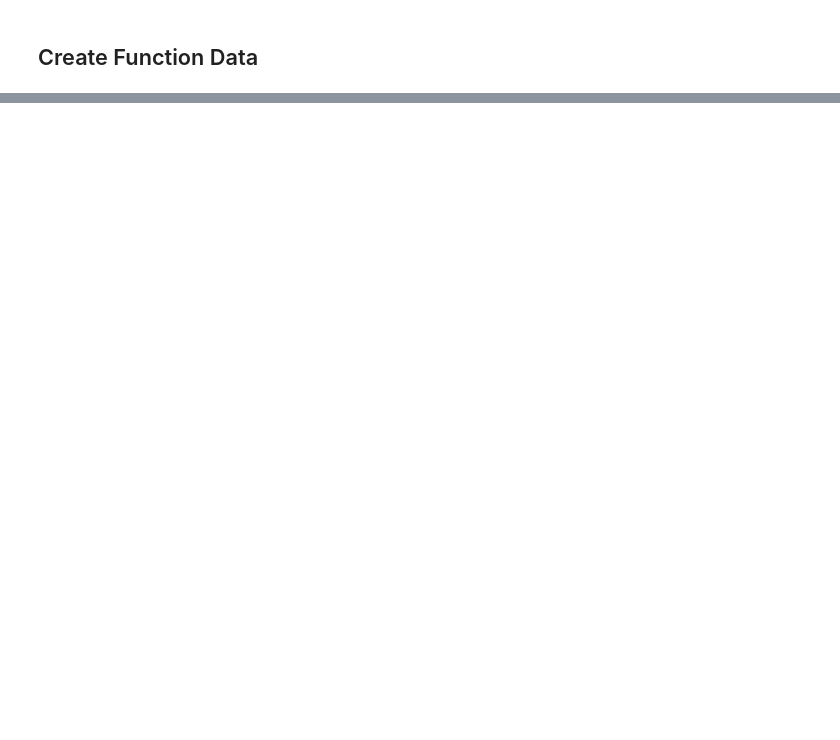
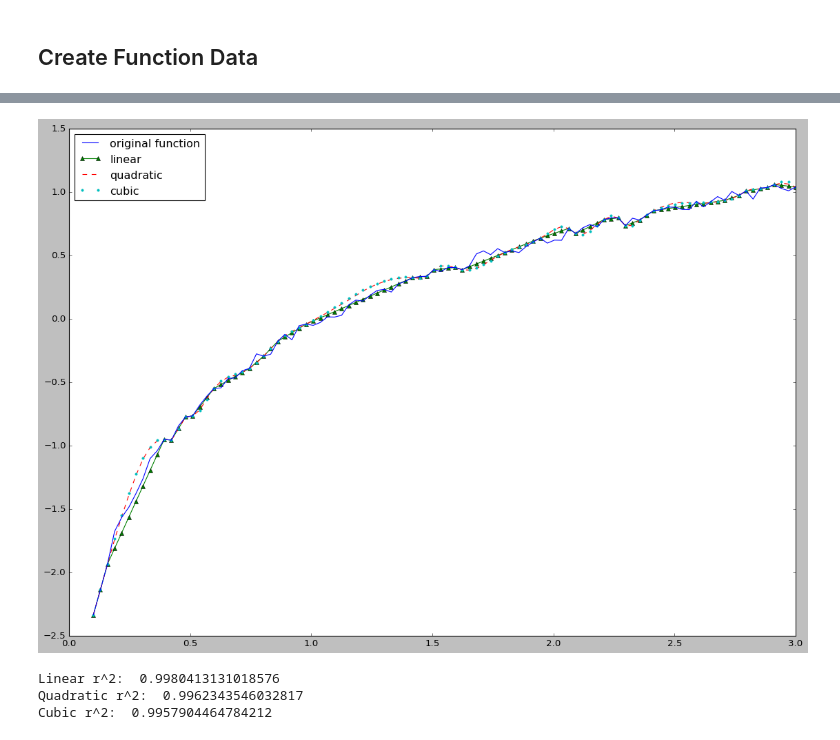
Before and after one commit to evdaev-kh/MathematicalPython, a Jupyter notebook: Interpolation.ipynb, the cells around one changed output, grey strips where cells are left out. Drawn from its saved outputs; the diff is of its cells as text; code cells hidden in the pictures; blank space fills up the shorter version.

```diff
--- a/Interpolation.ipynb
+++ b/Interpolation.ipynb
@@ -128,0 +133,8 @@ Cubic r^2:  (67.71874467381303, 0.8861682491330578)
+# %%
+#Logarithmic function
+interpolate(x_vals, y_log)
+# %% [output]
+[figure, added]
+Linear r^2:  0.9980413131018576
+Quadratic r^2:  0.9962343546032817
+Cubic r^2:  0.9957904464784212
```
Also changed, not shown: parts of 14 cells of this notebook.
